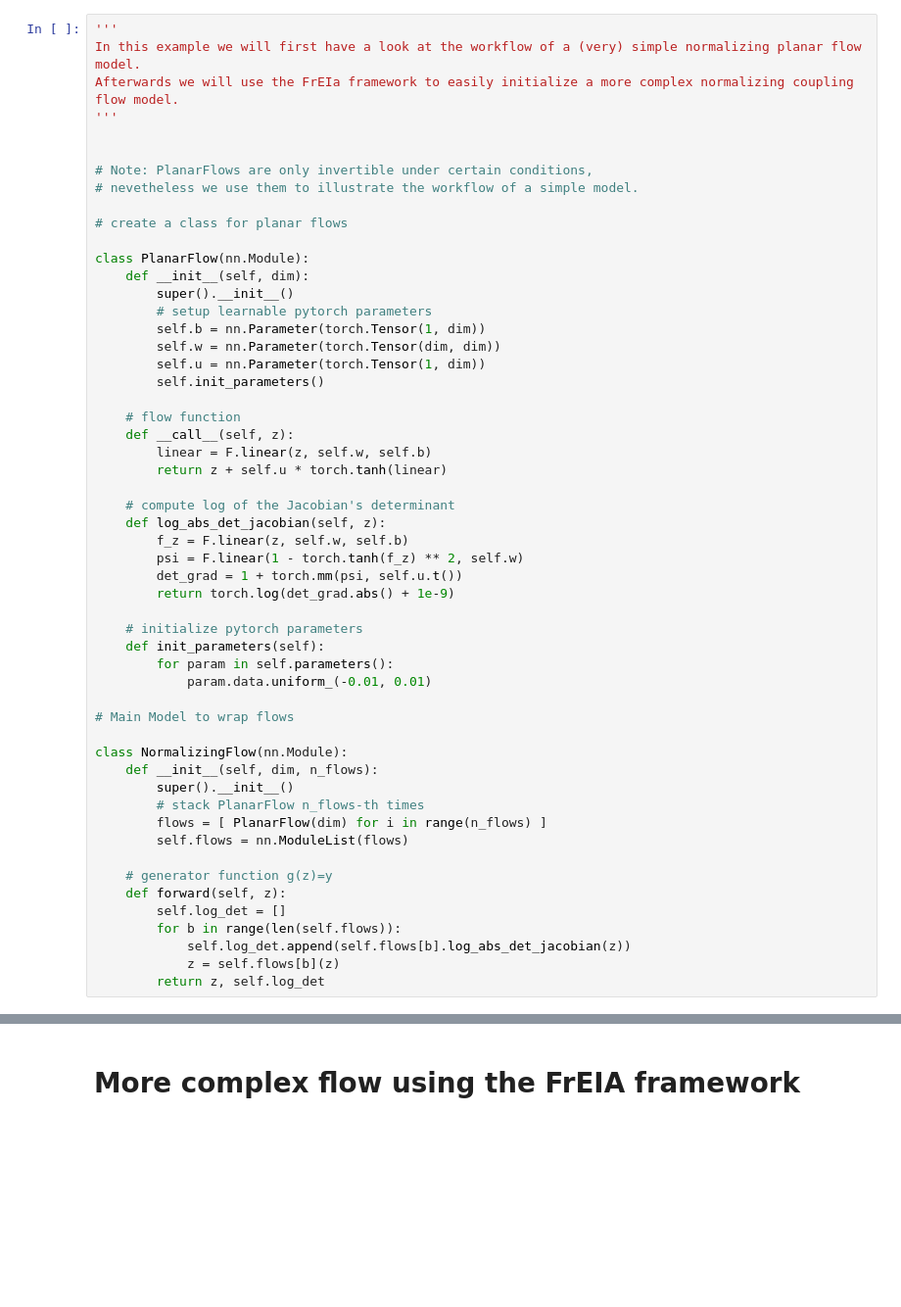
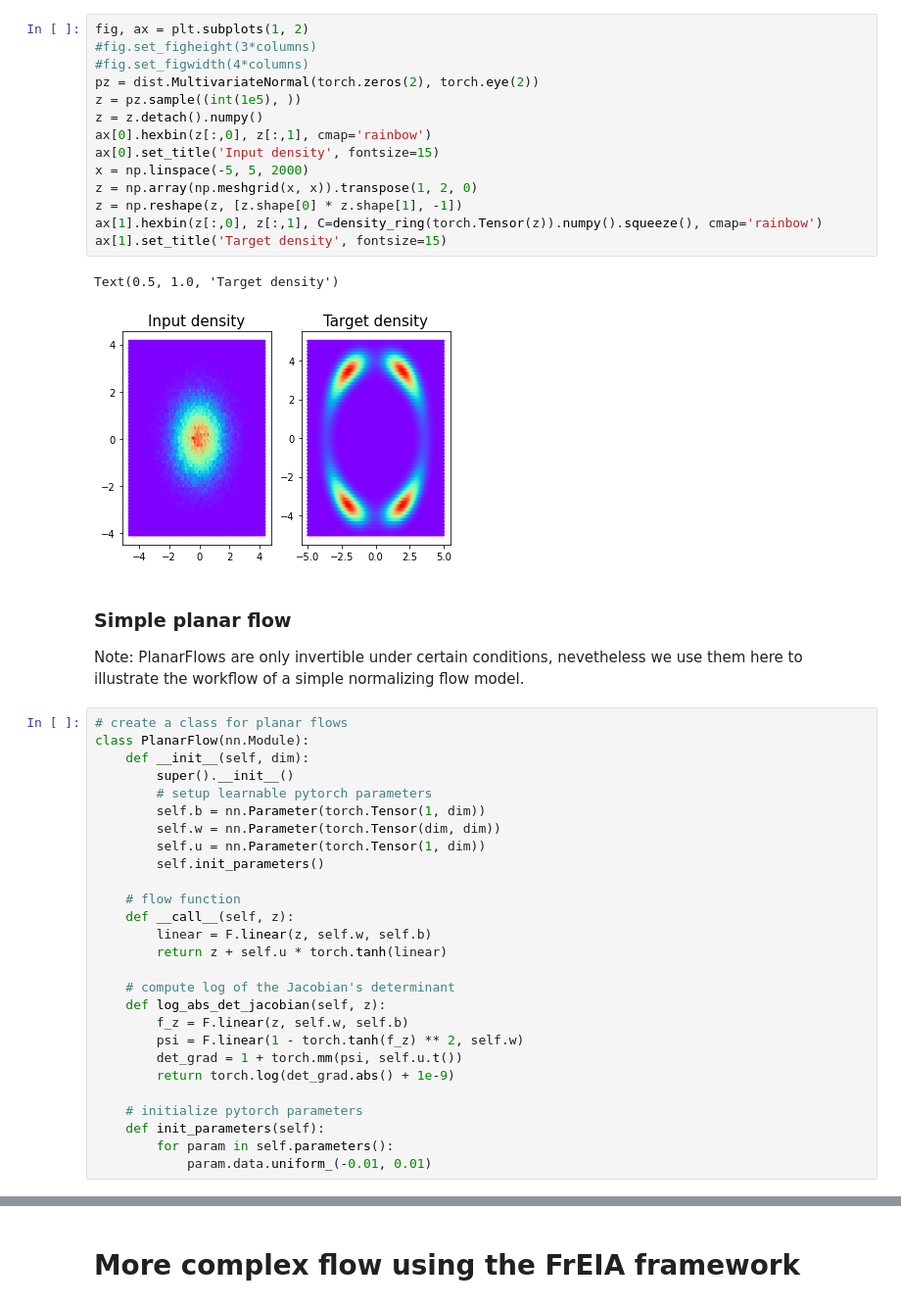
Before and after one commit to lsowa/flows, a Jupyter notebook: normalizing_flows.ipynb, the cells around one changed output, grey strips where cells are left out. Shown at 98% size. Drawn from its saved outputs; the diff is of its cells as text; blank space fills up the shorter version.

```diff
--- a/normalizing_flows.ipynb
+++ b/normalizing_flows.ipynb
@@ -8,15 +18,25 @@ from utils import *
+# %%
+fig, ax = plt.subplots(1, 2)
+#fig.set_figheight(3*columns)
+#fig.set_figwidth(4*columns)
+pz = dist.MultivariateNormal(torch.zeros(2), torch.eye(2))
+z = pz.sample((int(1e5), ))
+z = z.detach().numpy()
+ax[0].hexbin(z[:,0], z[:,1], cmap='rainbow')
+ax[0].set_title('Input density', fontsize=15)
+x = np.linspace(-5, 5, 2000)
+z = np.array(np.meshgrid(x, x)).transpose(1, 2, 0)
+z = np.reshape(z, [z.shape[0] * z.shape[1], -1])
+ax[1].hexbin(z[:,0], z[:,1], C=density_ring(torch.Tensor(z)).numpy().squeeze(), cmap='rainbow')
+ax[1].set_title('Target density', fontsize=15)
+# %% [output]
+Text(0.5, 1.0, 'Target density')
+[figure, added]
+# %% [markdown]
+### Simple planar flow
+Note: PlanarFlows are only invertible under certain conditions, nevetheless we use them here to illustrate the workflow of a simple normalizing flow model.
 # %%
-'''
-In this example we will first have a look at the workflow of a (very) simple normalizing planar flow model.
-Afterwards we will use the FrEIa framework to easily initialize a more complex normalizing coupling flow model.
-'''
-
-
-# Note: PlanarFlows are only invertible under certain conditions,
-# nevetheless we use them to illustrate the workflow of a simple model.
-
 # create a class for planar flows
-
 class PlanarFlow(nn.Module):
     def __init__(self, dim):
         super().__init__()
@@ -42,20 +62,3 @@ class PlanarFlow(nn.Module):
     def init_parameters(self):
         for param in self.parameters():
             param.data.uniform_(-0.01, 0.01)
-
-# Main Model to wrap flows
-
-class NormalizingFlow(nn.Module):
-    def __init__(self, dim, n_flows):
-        super().__init__()
-        # stack PlanarFlow n_flows-th times
-        flows = [ PlanarFlow(dim) for i in range(n_flows) ]
-        self.flows = nn.ModuleList(flows)
-
-    # generator function g(z)=y
-    def forward(self, z):
-        self.log_det = []
-        for b in range(len(self.flows)):
-            self.log_det.append(self.flows[b].log_abs_det_jacobian(z))
-            z = self.flows[b](z)
-        return z, self.log_det
```
Also changed, not shown: parts of 13 cells of this notebook, 1 other file.
